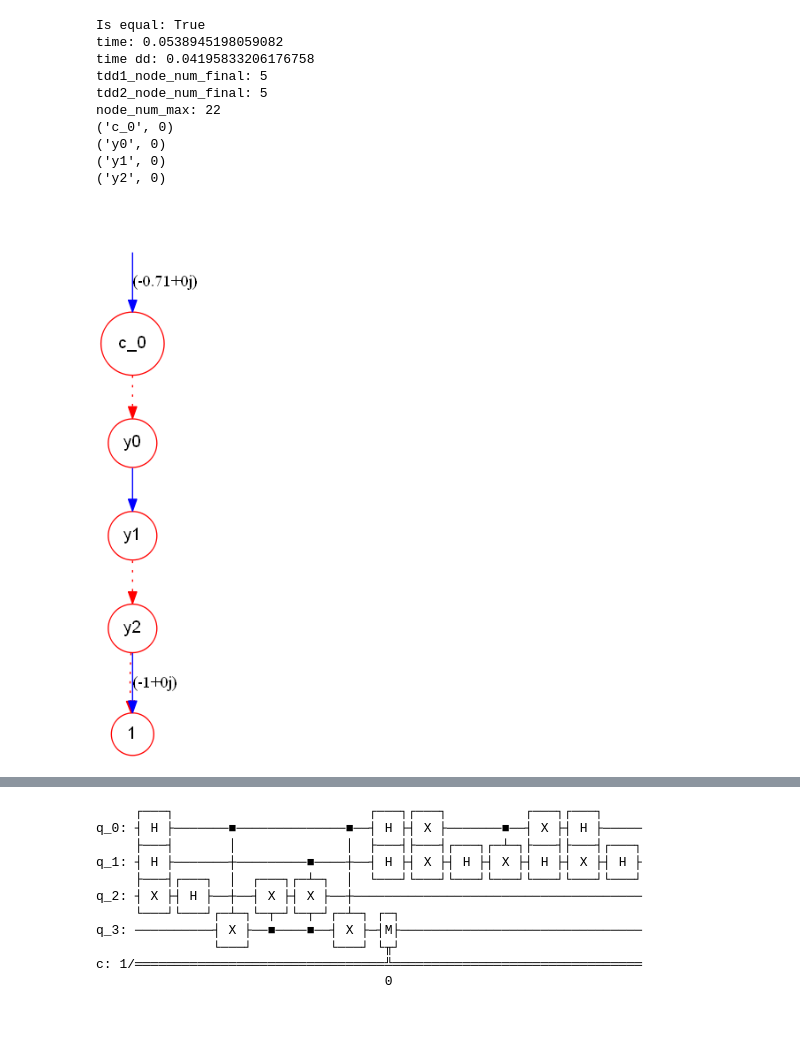
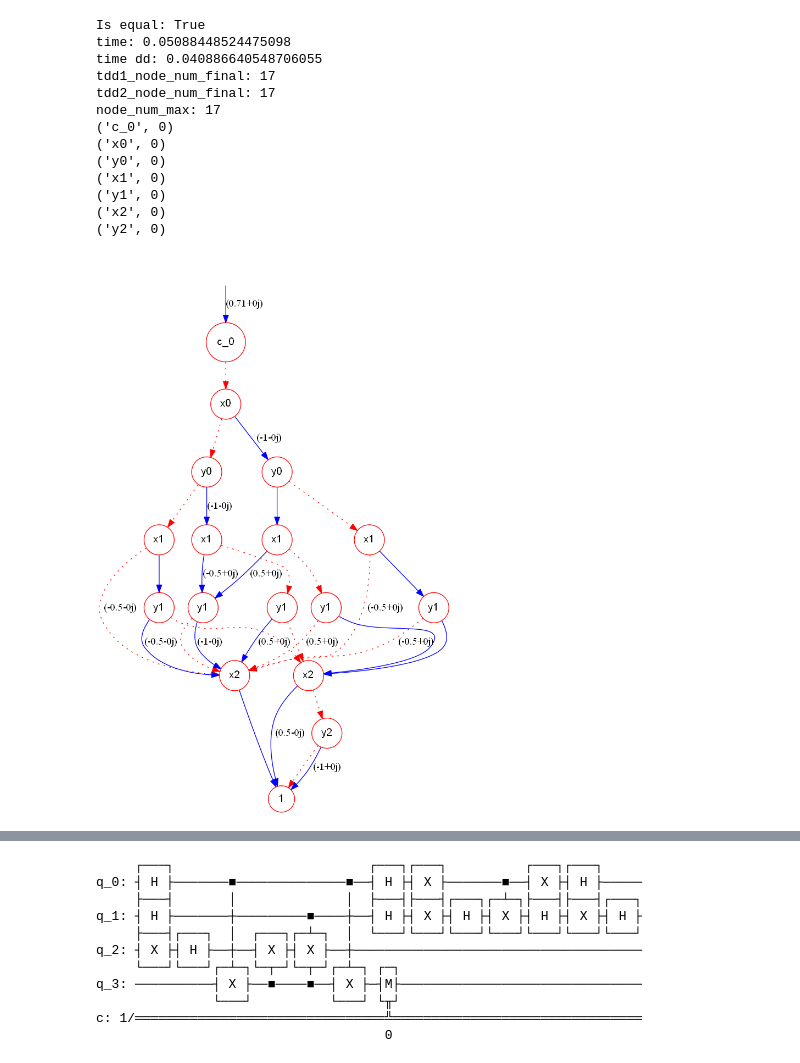
Before and after one commit to Veriqc/EC-for-Dynamic-Quantum-Circuits, a Jupyter notebook: EQ_DQC_2.ipynb, the cells around one changed output, grey strips where cells are left out. Saved outputs shown, nothing was run; the diff lists cells and outputs as text; code cells hidden in the pictures; blank space fills up the shorter version.

```diff
--- a/EQ_DQC_2.ipynb
+++ b/EQ_DQC_2.ipynb
@@ -453,41 +453,44 @@ node_num_max: 90
 # %%
 path='Benchmarks2/'
 
 file_name='Grover_1.qasm'
 file_name2='Grover_2.qasm'
 index_set=['y3']
 v=np.array([1,0])
-input_state1={0:v,1:v,2:v,3:v}
-input_state2={0:v,1:v,2:v,3:v}
+input_state1={3:v}
+input_state2={3:v}
 
 cir1= QuantumCircuit.from_qasm_file(path+file_name)
 cir2= QuantumCircuit.from_qasm_file(path+file_name2)
 
 t_start=time.time()
 tdd1,tdd2,max_nodes_num,res,time_dd = q_Equivalence(cir1,cir2,index_set,input_state1,input_state2)
 t_end=time.time()
 print('Is equal:',res)
 print('time:',t_end-t_start)
 print('time dd:', time_dd)
 print('tdd1_node_num_final:',tdd1.node_number())
 print('tdd2_node_num_final:',tdd2.node_number())
 print('node_num_max:',max_nodes_num)
 for k in tdd1.index_set:
     print(k)
 tdd1.show()
 # cir1.draw()
 # %% [output]
 Is equal: True
-time: 0.0538945198059082
-time dd: 0.04195833206176758
-tdd1_node_num_final: 5
-tdd2_node_num_final: 5
-node_num_max: 22
+time: 0.05088448524475098
+time dd: 0.040886640548706055
+tdd1_node_num_final: 17
+tdd2_node_num_final: 17
+node_num_max: 17
 ('c_0', 0)
+('x0', 0)
 ('y0', 0)
+('x1', 0)
 ('y1', 0)
+('x2', 0)
 ('y2', 0)
-[figure, old version]
+[figure, new version]
 # %%
 for k in tdd2.index_set:
     print(k)
```
Also changed, not shown: parts of 4 cells of this notebook.
